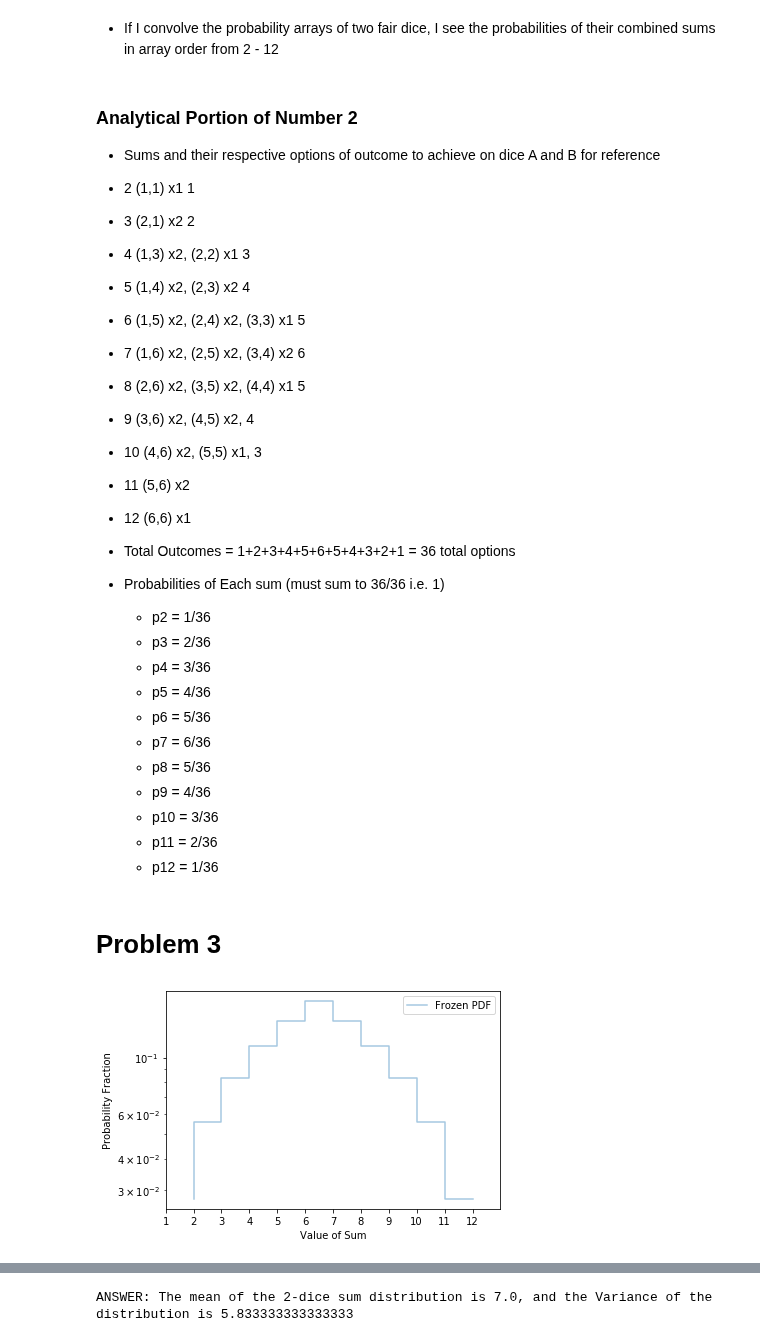
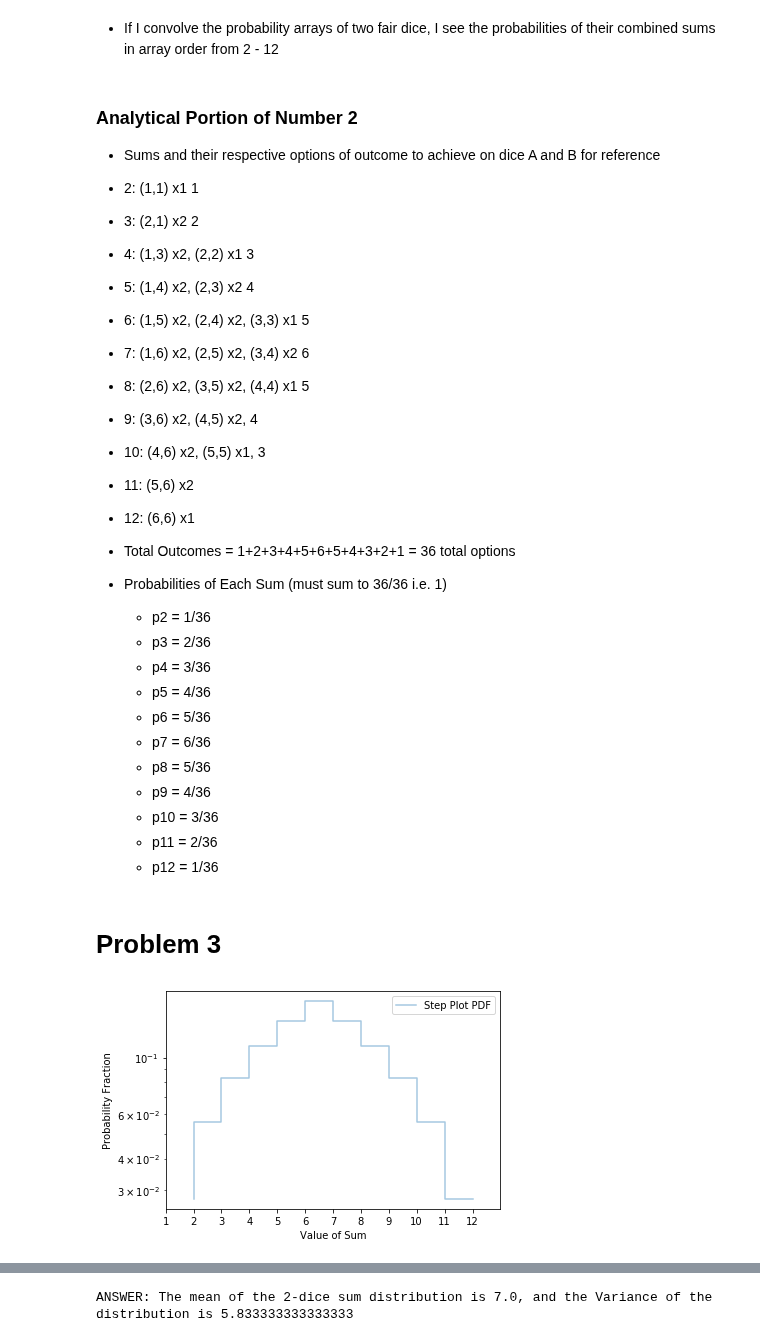
Before and after one commit to jbc1216/434-Portfolio, a Jupyter notebook: FinchCarr_HW02.ipynb, the cells around one changed output, grey strips where cells are left out. Saved outputs shown, nothing was run; the diff lists cells and outputs as text; code cells hidden in the pictures.

```diff
--- a/FinchCarr_HW02.ipynb
+++ b/FinchCarr_HW02.ipynb
@@ -115,21 +115,21 @@ array([0.02777778, 0.05555556, 0.08333333, 0.11111111, 0.13888889,
 ### Analytical Portion of Number 2
 
   - Sums and their respective options of outcome to achieve on dice A and B for reference
-   - 2 (1,1) x1 1
-   - 3 (2,1) x2 2
-   - 4 (1,3) x2, (2,2) x1 3
-   - 5 (1,4) x2, (2,3) x2 4
-   - 6 (1,5) x2, (2,4) x2, (3,3) x1 5
-   - 7 (1,6) x2, (2,5) x2, (3,4) x2 6
-   - 8 (2,6) x2, (3,5) x2, (4,4) x1 5
-   - 9 (3,6) x2, (4,5) x2, 4
-   - 10 (4,6) x2, (5,5) x1, 3
-   - 11 (5,6) x2
-   - 12 (6,6) x1
+   - 2: (1,1) x1 1
+   - 3: (2,1) x2 2
+   - 4: (1,3) x2, (2,2) x1 3
+   - 5: (1,4) x2, (2,3) x2 4
+   - 6: (1,5) x2, (2,4) x2, (3,3) x1 5
+   - 7: (1,6) x2, (2,5) x2, (3,4) x2 6
+   - 8: (2,6) x2, (3,5) x2, (4,4) x1 5
+   - 9: (3,6) x2, (4,5) x2, 4
+   - 10: (4,6) x2, (5,5) x1, 3
+   - 11: (5,6) x2
+   - 12: (6,6) x1
 
 - Total Outcomes = 1+2+3+4+5+6+5+4+3+2+1 = 36 total options
 
-- Probabilities of Each sum (must sum to 36/36 i.e. 1)
+- Probabilities of Each Sum (must sum to 36/36 i.e. 1)
   - p2 = 1/36
   - p3 = 2/36
   - p4 = 3/36
@@ -146,21 +146,21 @@ array([0.02777778, 0.05555556, 0.08333333, 0.11111111, 0.13888889,
 # %%
 fig, ax = plt.subplots(1,1)
 plt.yscale('log')
 DiceSumP = np.convolve(dicePA, dicePB, mode='full')
 # Create our x-axis we can plot the step function of a 2-dice sum pdf on
 dice2 = np.array([2, 3, 4, 5, 6, 7, 8, 9, 10, 11, 12])
 
 # Let's plot a histogram of those 10000 hypothetical dice rolls
 # and compare it to the normal distribution
-ax.step(dice2, DiceSumP, alpha=0.4, label='Frozen PDF')
+ax.step(dice2, DiceSumP, alpha=0.4, label='Step Plot PDF')
 plt.xlabel('Value of Sum')
 plt.xlim(1,13,1)
 plt.ylabel('Probability Fraction')
 plt.xticks(np.arange(1,13,1))
 plt.legend(loc='best')
 plt.show()
 # %% [output]
-[figure, old version]
+[figure, new version]
 # %% [markdown]
 - Above I can see a step function of the probabilities of rolling a set of sums with two dice
 - I can calculate the mean of the distribution of sums using convolution of A and B where:
```
Also changed, not shown: parts of 4 cells of this notebook.
